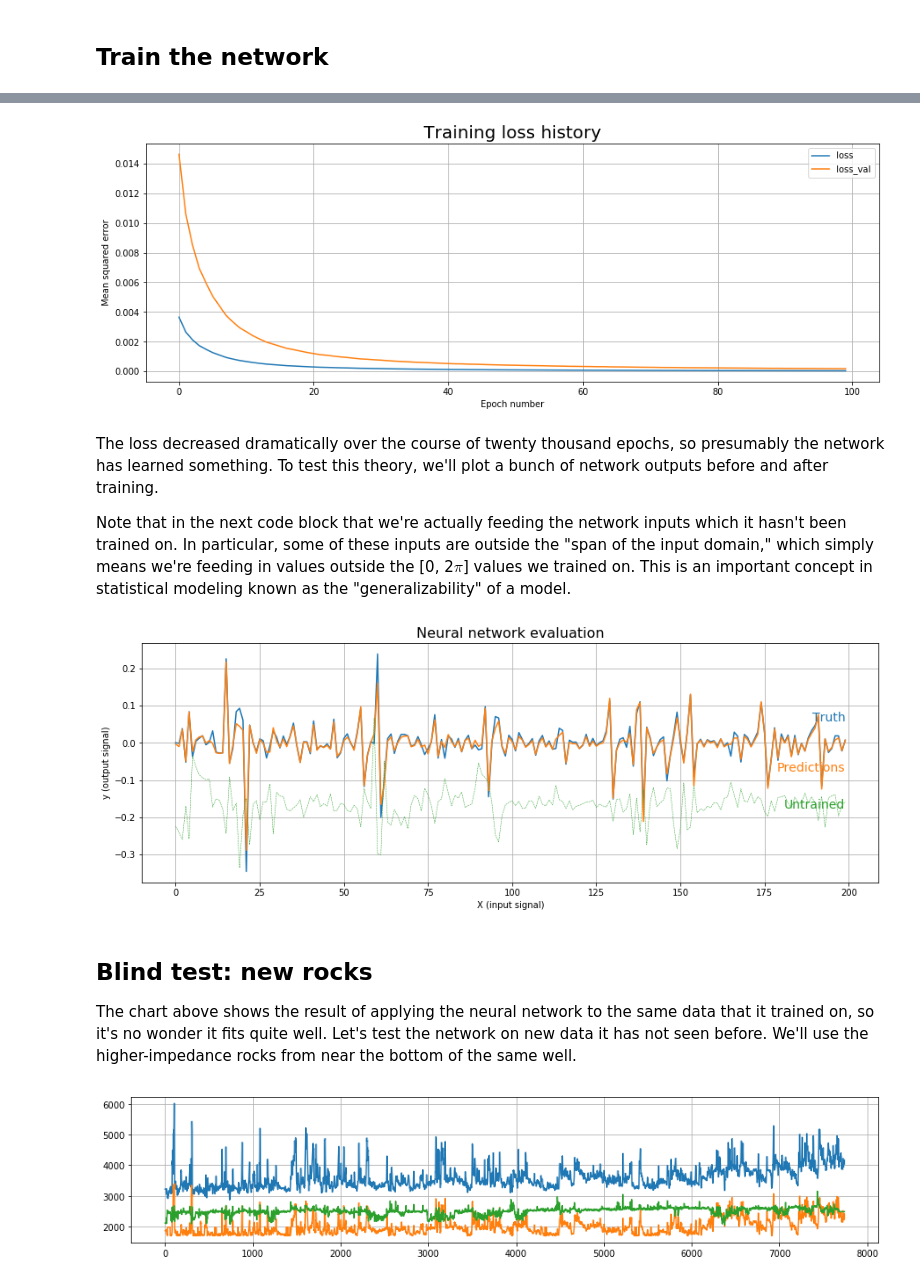
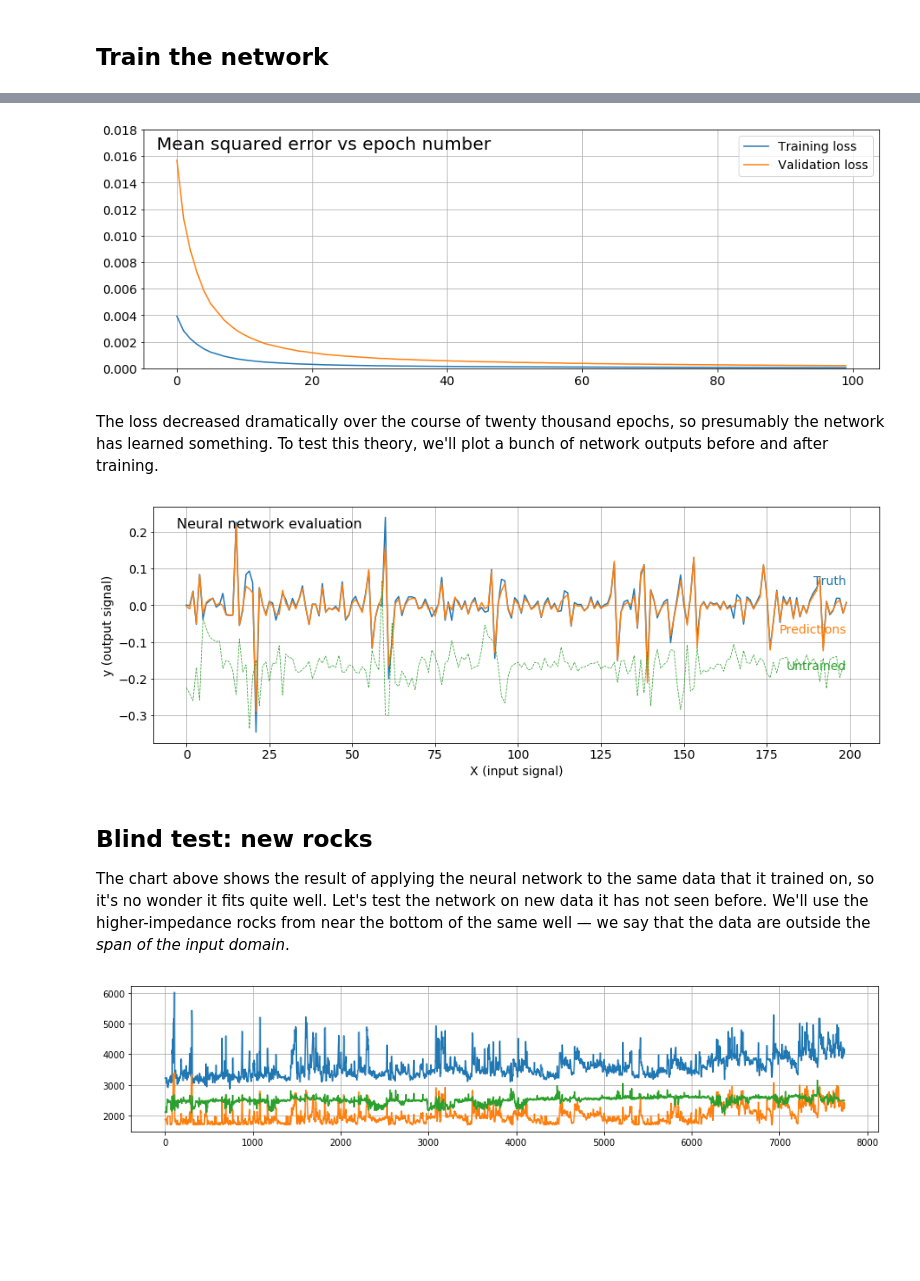
Before and after one commit to seg/tutorials-2018, a Jupyter notebook: 1808_Neural_Networks/manuscript-publication.ipynb, the cells around one changed output, grey strips where cells are left out. Drawn from its saved outputs; the diff is of its cells as text; code cells hidden in the pictures; blank space fills up the shorter version.

```diff
--- a/1808_Neural_Networks/manuscript-publication.ipynb
+++ b/1808_Neural_Networks/manuscript-publication.ipynb
@@ -135,9 +127,6 @@ def backward(xi, yi,
              a1, z2,
              params,
              learning_rate):
-
-    # We need to remember W2 before changing it.
-    W2 = params['W2']
 
     delta_output = z2 - yi
     grad_W2 = delta_output * a1
@@ -147,7 +136,7 @@ def backward(xi, yi,
     params['b2'] -= learning_rate * grad_b2
 
     derivative = sigma(a1, forward=False)
-    delta_hidden = delta_output * derivative * W2
+    delta_hidden = delta_output * derivative * params['W2']
     grad_W1 = delta_hidden.reshape((-1, 1)) @ xi.reshape((1, -1))
     params['W1'] -= learning_rate * grad_W1
 
@@ -302,7 +304,7 @@ def initialize_params(units, features):
     return params
 # %%
 units = 300
-features = 7
+features = X.shape[-1]
 
 params = initialize_params(units, features)
 # %% [markdown]
@@ -358,51 +395,53 @@ A Jupyter Widget
-# %%
-plt.figure(figsize=(15,5))
-
-plt.plot(loss_history, label='loss')
-plt.plot(loss_val_history, label='loss_val')
-
-plt.title('Training loss history', fontsize=20)
-plt.xlabel('Epoch number')
-plt.ylabel('Mean squared error')
-plt.grid()
-plt.legend()
-plt.show()
-# %% [output]
-[figure, removed]
+# %%
+fig, ax = plt.subplots(figsize=(15,5))
+
+ax.plot(loss_history, label='Training loss')
+ax.plot(loss_val_history, label='Validation loss')
+
+ax.set_ylim(0, 0.018)
+ax.text(-3, 0.0165, 'Mean squared error vs epoch number', fontsize=20)
+# ax.set_xlabel('Epoch number', fontsize=14)
+# ax.set_ylabel('Mean squared error', fontsize=14)
+ax.tick_params(axis='both', which='major', labelsize=14)
+ax.grid()
+ax.legend(fontsize=14)
+
+plt.show()
+# %% [output]
+[figure, added]
 # %% [markdown]
 The loss decreased dramatically over the course of twenty thousand epochs, so presumably the network has learned something. To test this theory, we'll plot a bunch of network outputs before and after training.
-
-Note that in the next code block that we're actually feeding the network inputs which it hasn't been trained on. In particular, some of these inputs are outside the "span of the input domain," which simply means we're feeding in values outside the [0, 2$\pi$] values we trained on. This is an important concept in statistical modeling known as the "generalizability" of a model.
 # %%
 post_train = []
 for xi in X:
     y_pred, _ = forward(xi, **params)
     post_train.append(np.asscalar(y_pred))
 # %%
-#
-plt.figure(figsize=(15,5))
-plt.title('Neural network evaluation', fontsize=16)
-plt.xlabel('X (input signal)')
-plt.ylabel('y (output signal)')
+fig, ax = plt.subplots(figsize=(15,5))
 
-plt.plot(y[:200], label='groundtruth')
-plt.plot(post_train[:200], label='predictions')
-plt.plot(pre_train[:200], '--', label='untrained predictions', lw=0.5)
+ax.plot(y[:200], label='groundtruth')
+ax.plot(post_train[:200], label='predictions')
+ax.plot(pre_train[:200], '--', label='untrained predictions', lw=0.75)
 
-#plt.scatter(blind, blind_preds, color='red', label='interesting predictions')
-plt.text(199, 0.05, "Truth", color='C0', fontsize=14, va='bottom', ha='right')
-plt.text(199, -0.05, "Predictions", color='C1', fontsize=14, va='top', ha='right')
-plt.text(199, -0.15, "Untrained", color='C2', fontsize=14, va='top', ha='right')
+ax.text(-3, 0.21, 'Neural network evaluation', fontsize=16, ha='left')
+ax.set_xlabel('X (input signal)', fontsize=14)
+ax.set_ylabel('y (output signal)', fontsize=14)
+ax.tick_params(axis='both', which='major', labelsize=14)
 
-plt.grid()
+ax.text(199, 0.05, "Truth", color='C0', fontsize=14, va='bottom', ha='right')
+ax.text(199, -0.05, "Predictions", color='C1', fontsize=14, va='top', ha='right')
+ax.text(199, -0.15, "Untrained", color='C2', fontsize=14, va='top', ha='right')
+
+ax.grid(color='k', alpha=0.3)
+
+ms.savefig(fig, 'training')
 plt.show()
-#plt.savefig('output.png', dpi=300)
 # %% [output]
-[figure, old version]
+[figure, new version]
 # %% [markdown]
 ## Blind test: new rocks
 
-The chart above shows the result of applying the neural network to the same data that it trained on, so it's no wonder it fits quite well. Let's test the network on new data it has not seen before. We'll use the higher-impedance rocks from near the bottom of the same well.
+The chart above shows the result of applying the neural network to the same data that it trained on, so it's no wonder it fits quite well. Let's test the network on new data it has not seen before. We'll use the higher-impedance rocks from near the bottom of the same well &mdash; we say that the data are outside the _span of the input domain_.
 # %%
 plt.figure(figsize=(15, 3))
 plt.plot(VP)
```
Also changed, not shown: parts of 29 cells of this notebook.
